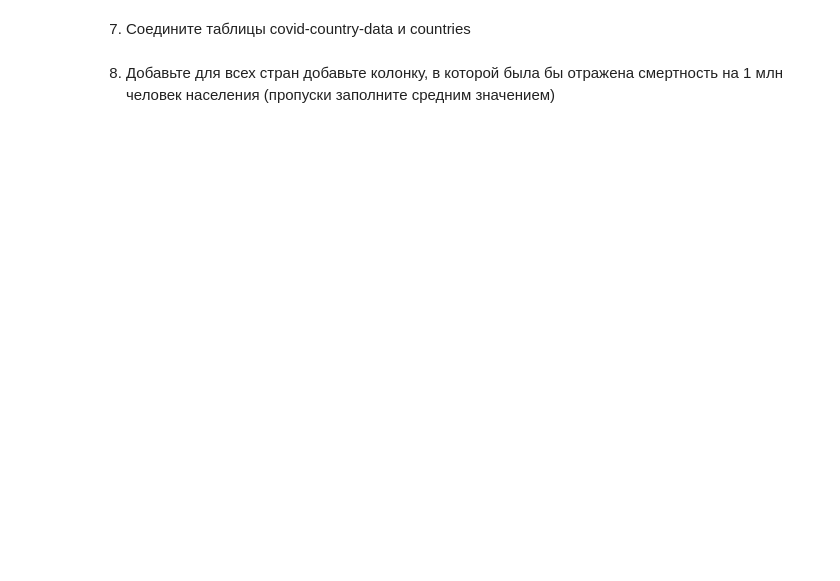
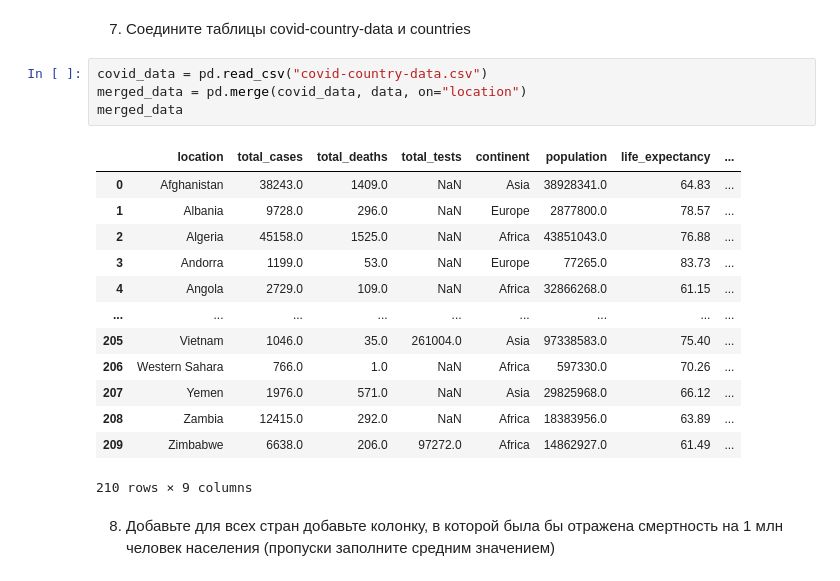
Before and after one commit to JonAJ21/ML_Labs, a Jupyter notebook: lab1/Lab1_3.ipynb, the cells around one changed output. Saved outputs shown, nothing was run; the diff lists cells and outputs as text; blank space fills up the shorter version.

```diff
--- a/lab1/Lab1_3.ipynb
+++ b/lab1/Lab1_3.ipynb
@@ -227,4 +275,22 @@ data.head()
 # %% [markdown]
 7. Соедините таблицы covid-country-data и countries
+# %%
+covid_data = pd.read_csv("covid-country-data.csv")
+merged_data = pd.merge(covid_data, data, on="location")
+merged_data
+# %% [output]
+|  | location | total_cases | total_deaths | total_tests | continent | population | life_expectancy | ... |
+| 0 | Afghanistan | 38243.0 | 1409.0 | NaN | Asia | 38928341.0 | 64.83 | ... |
+| 1 | Albania | 9728.0 | 296.0 | NaN | Europe | 2877800.0 | 78.57 | ... |
+| 2 | Algeria | 45158.0 | 1525.0 | NaN | Africa | 43851043.0 | 76.88 | ... |
+| 3 | Andorra | 1199.0 | 53.0 | NaN | Europe | 77265.0 | 83.73 | ... |
+| 4 | Angola | 2729.0 | 109.0 | NaN | Africa | 32866268.0 | 61.15 | ... |
+| ... | ... | ... | ... | ... | ... | ... | ... | ... |
+| 205 | Vietnam | 1046.0 | 35.0 | 261004.0 | Asia | 97338583.0 | 75.40 | ... |
+| 206 | Western Sahara | 766.0 | 1.0 | NaN | Africa | 597330.0 | 70.26 | ... |
+| 207 | Yemen | 1976.0 | 571.0 | NaN | Asia | 29825968.0 | 66.12 | ... |
+| 208 | Zambia | 12415.0 | 292.0 | NaN | Africa | 18383956.0 | 63.89 | ... |
+| 209 | Zimbabwe | 6638.0 | 206.0 | 97272.0 | Africa | 14862927.0 | 61.49 | ... |
+210 rows × 9 columns
 # %% [markdown]
 8. Добавьте для всех стран добавьте колонку, в которой была бы отражена смертность на 1 млн человек населения (пропуски заполните средним значением)
```
Also changed, not shown: parts of 7 cells of this notebook.
